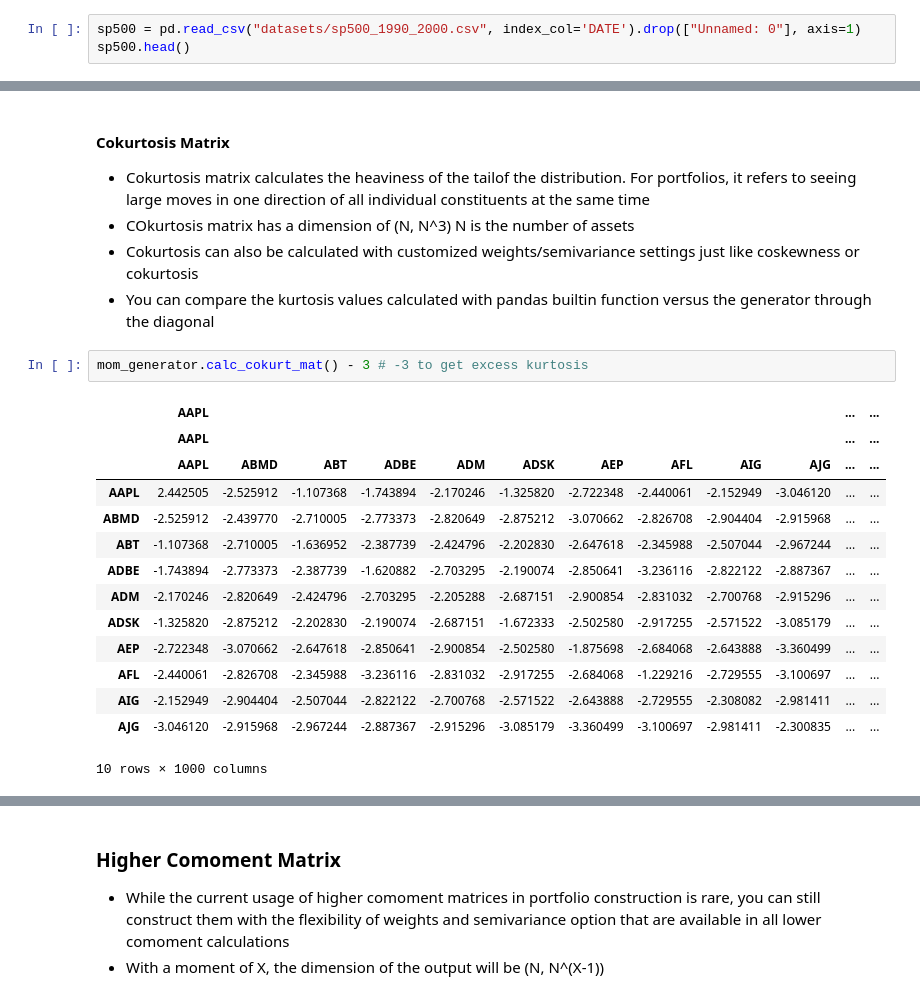
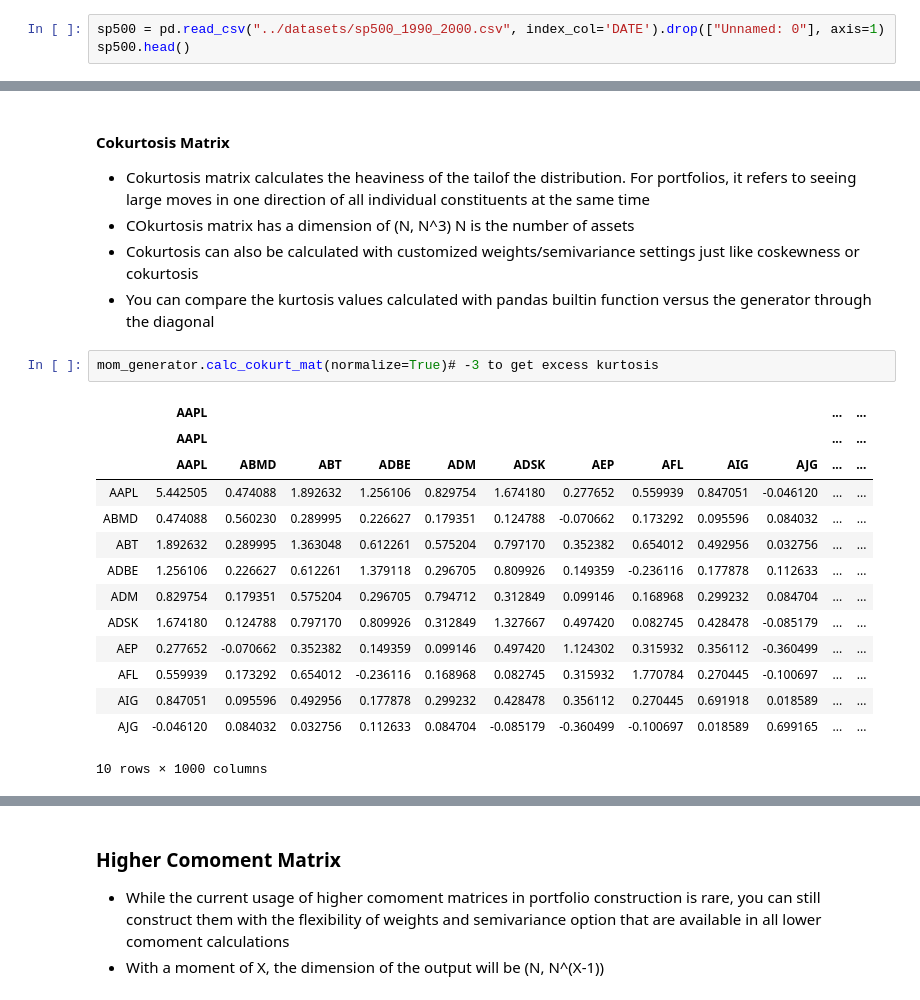
Before and after one commit to johnsoong216/pymarkowitz, a Jupyter notebook: demo/Moment(Covariance).ipynb, the cells around one changed output, grey strips where cells are left out. Saved outputs shown, nothing was run; the diff lists cells and outputs as text.

Commit message:
fix kurtosis

```diff
--- a/demo/Moment(Covariance).ipynb
+++ b/demo/Moment(Covariance).ipynb
@@ -12,7 +17,7 @@ init_notebook_mode(connected=True)
 %load_ext autoreload
 %autoreload 2
 # %%
-sp500 = pd.read_csv("datasets/sp500_1990_2000.csv", index_col='DATE').drop(["Unnamed: 0"], axis=1)
+sp500 = pd.read_csv("../datasets/sp500_1990_2000.csv", index_col='DATE').drop(["Unnamed: 0"], axis=1)
 sp500.head()
 # %% [output]
 |  | AAPL | ABMD | ABT | ADBE | ADM | ADSK | AEP | AFL | AIG | AJG | ... | ... |
@@ -353,20 +342,20 @@ mom_generator.calc_coskew_mat(method='custom', weights=np.random.dirichlet(np.ar
 - Cokurtosis can also be calculated with customized weights/semivariance settings just like coskewness or cokurtosis
 - You can compare the kurtosis values calculated with pandas builtin function versus the generator through the diagonal
 # %%
-mom_generator.calc_cokurt_mat() - 3 # -3 to get excess kurtosis
+mom_generator.calc_cokurt_mat(normalize=True)# -3 to get excess kurtosis
 # %% [output]
 |  | AAPL |  |  |  |  |  |  |  |  |  | ... | ... |
 |  | AAPL |  |  |  |  |  |  |  |  |  | ... | ... |
 |  | AAPL | ABMD | ABT | ADBE | ADM | ADSK | AEP | AFL | AIG | AJG | ... | ... |
-| AAPL | 2.442505 | -2.525912 | -1.107368 | -1.743894 | -2.170246 | -1.325820 | -2.722348 | -2.440061 | -2.152949 | -3.046120 | ... | ... |
-| ABMD | -2.525912 | -2.439770 | -2.710005 | -2.773373 | -2.820649 | -2.875212 | -3.070662 | -2.826708 | -2.904404 | -2.915968 | ... | ... |
-| ABT | -1.107368 | -2.710005 | -1.636952 | -2.387739 | -2.424796 | -2.202830 | -2.647618 | -2.345988 | -2.507044 | -2.967244 | ... | ... |
-| ADBE | -1.743894 | -2.773373 | -2.387739 | -1.620882 | -2.703295 | -2.190074 | -2.850641 | -3.236116 | -2.822122 | -2.887367 | ... | ... |
-| ADM | -2.170246 | -2.820649 | -2.424796 | -2.703295 | -2.205288 | -2.687151 | -2.900854 | -2.831032 | -2.700768 | -2.915296 | ... | ... |
-| ADSK | -1.325820 | -2.875212 | -2.202830 | -2.190074 | -2.687151 | -1.672333 | -2.502580 | -2.917255 | -2.571522 | -3.085179 | ... | ... |
-| AEP | -2.722348 | -3.070662 | -2.647618 | -2.850641 | -2.900854 | -2.502580 | -1.875698 | -2.684068 | -2.643888 | -3.360499 | ... | ... |
-| AFL | -2.440061 | -2.826708 | -2.345988 | -3.236116 | -2.831032 | -2.917255 | -2.684068 | -1.229216 | -2.729555 | -3.100697 | ... | ... |
-| AIG | -2.152949 | -2.904404 | -2.507044 | -2.822122 | -2.700768 | -2.571522 | -2.643888 | -2.729555 | -2.308082 | -2.981411 | ... | ... |
-| AJG | -3.046120 | -2.915968 | -2.967244 | -2.887367 | -2.915296 | -3.085179 | -3.360499 | -3.100697 | -2.981411 | -2.300835 | ... | ... |
+| AAPL | 5.442505 | 0.474088 | 1.892632 | 1.256106 | 0.829754 | 1.674180 | 0.277652 | 0.559939 | 0.847051 | -0.046120 | ... | ... |
+| ABMD | 0.474088 | 0.560230 | 0.289995 | 0.226627 | 0.179351 | 0.124788 | -0.070662 | 0.173292 | 0.095596 | 0.084032 | ... | ... |
+| ABT | 1.892632 | 0.289995 | 1.363048 | 0.612261 | 0.575204 | 0.797170 | 0.352382 | 0.654012 | 0.492956 | 0.032756 | ... | ... |
+| ADBE | 1.256106 | 0.226627 | 0.612261 | 1.379118 | 0.296705 | 0.809926 | 0.149359 | -0.236116 | 0.177878 | 0.112633 | ... | ... |
+| ADM | 0.829754 | 0.179351 | 0.575204 | 0.296705 | 0.794712 | 0.312849 | 0.099146 | 0.168968 | 0.299232 | 0.084704 | ... | ... |
+| ADSK | 1.674180 | 0.124788 | 0.797170 | 0.809926 | 0.312849 | 1.327667 | 0.497420 | 0.082745 | 0.428478 | -0.085179 | ... | ... |
+| AEP | 0.277652 | -0.070662 | 0.352382 | 0.149359 | 0.099146 | 0.497420 | 1.124302 | 0.315932 | 0.356112 | -0.360499 | ... | ... |
+| AFL | 0.559939 | 0.173292 | 0.654012 | -0.236116 | 0.168968 | 0.082745 | 0.315932 | 1.770784 | 0.270445 | -0.100697 | ... | ... |
+| AIG | 0.847051 | 0.095596 | 0.492956 | 0.177878 | 0.299232 | 0.428478 | 0.356112 | 0.270445 | 0.691918 | 0.018589 | ... | ... |
+| AJG | -0.046120 | 0.084032 | 0.032756 | 0.112633 | 0.084704 | -0.085179 | -0.360499 | -0.100697 | 0.018589 | 0.699165 | ... | ... |
 10 rows × 1000 columns
 # %%
```
Also changed, not shown: parts of 9 cells of this notebook, 1 other file.
